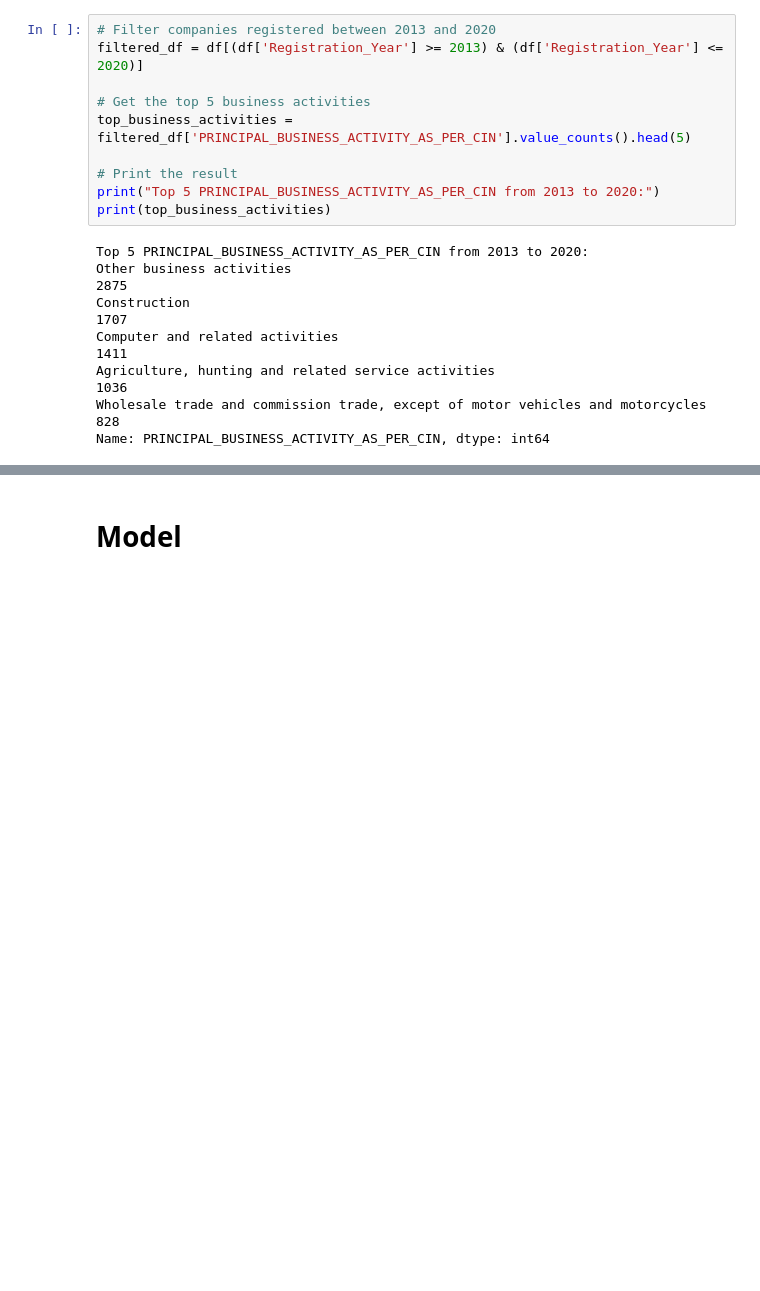
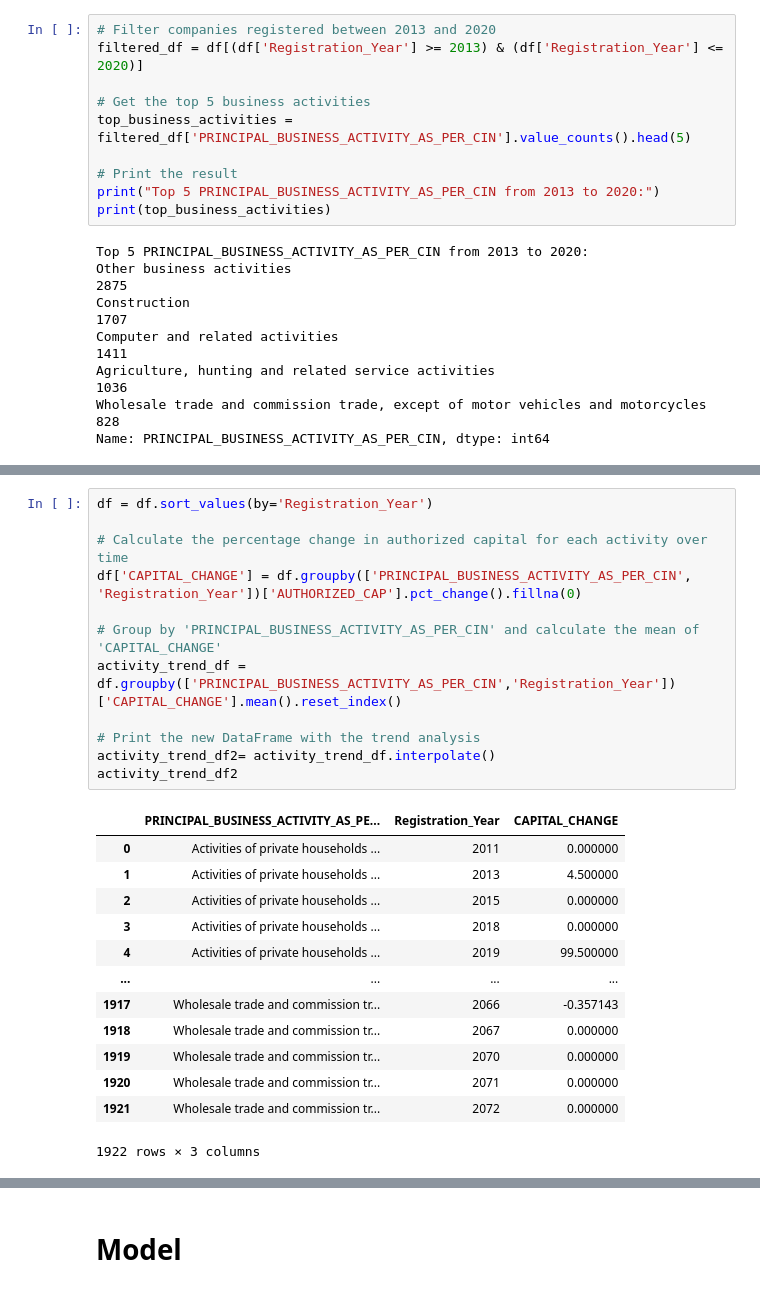
Before and after one commit to Soumiksb06/Statewise-business-comparison-and-forecast, a Jupyter notebook: OD_Companies.ipynb, the cells around one changed output, grey strips where cells are left out. Drawn from its saved outputs; the diff is of its cells as text; blank space fills up the shorter version.

```diff
--- a/OD_Companies.ipynb
+++ b/OD_Companies.ipynb
@@ -181,0 +189,26 @@ Name: PRINCIPAL_BUSINESS_ACTIVITY_AS_PER_CIN, dtype: int64
+# %%
+df = df.sort_values(by='Registration_Year')
+
+# Calculate the percentage change in authorized capital for each activity over time
+df['CAPITAL_CHANGE'] = df.groupby(['PRINCIPAL_BUSINESS_ACTIVITY_AS_PER_CIN', 'Registration_Year'])['AUTHORIZED_CAP'].pct_change().fillna(0)
+
+# Group by 'PRINCIPAL_BUSINESS_ACTIVITY_AS_PER_CIN' and calculate the mean of 'CAPITAL_CHANGE'
+activity_trend_df = df.groupby(['PRINCIPAL_BUSINESS_ACTIVITY_AS_PER_CIN','Registration_Year'])['CAPITAL_CHANGE'].mean().reset_index()
+
+# Print the new DataFrame with the trend analysis
+activity_trend_df2= activity_trend_df.interpolate()
+activity_trend_df2
+# %% [output]
+|  | PRINCIPAL_BUSINESS_ACTIVITY_AS_PE... | Registration_Year | CAPITAL_CHANGE |
+| 0 | Activities of private households ... | 2011 | 0.000000 |
+| 1 | Activities of private households ... | 2013 | 4.500000 |
+| 2 | Activities of private households ... | 2015 | 0.000000 |
+| 3 | Activities of private households ... | 2018 | 0.000000 |
+| 4 | Activities of private households ... | 2019 | 99.500000 |
+| ... | ... | ... | ... |
+| 1917 | Wholesale trade and commission tr... | 2066 | -0.357143 |
+| 1918 | Wholesale trade and commission tr... | 2067 | 0.000000 |
+| 1919 | Wholesale trade and commission tr... | 2070 | 0.000000 |
+| 1920 | Wholesale trade and commission tr... | 2071 | 0.000000 |
+| 1921 | Wholesale trade and commission tr... | 2072 | 0.000000 |
+1922 rows × 3 columns
```
Also changed, not shown: parts of 7 cells of this notebook.
